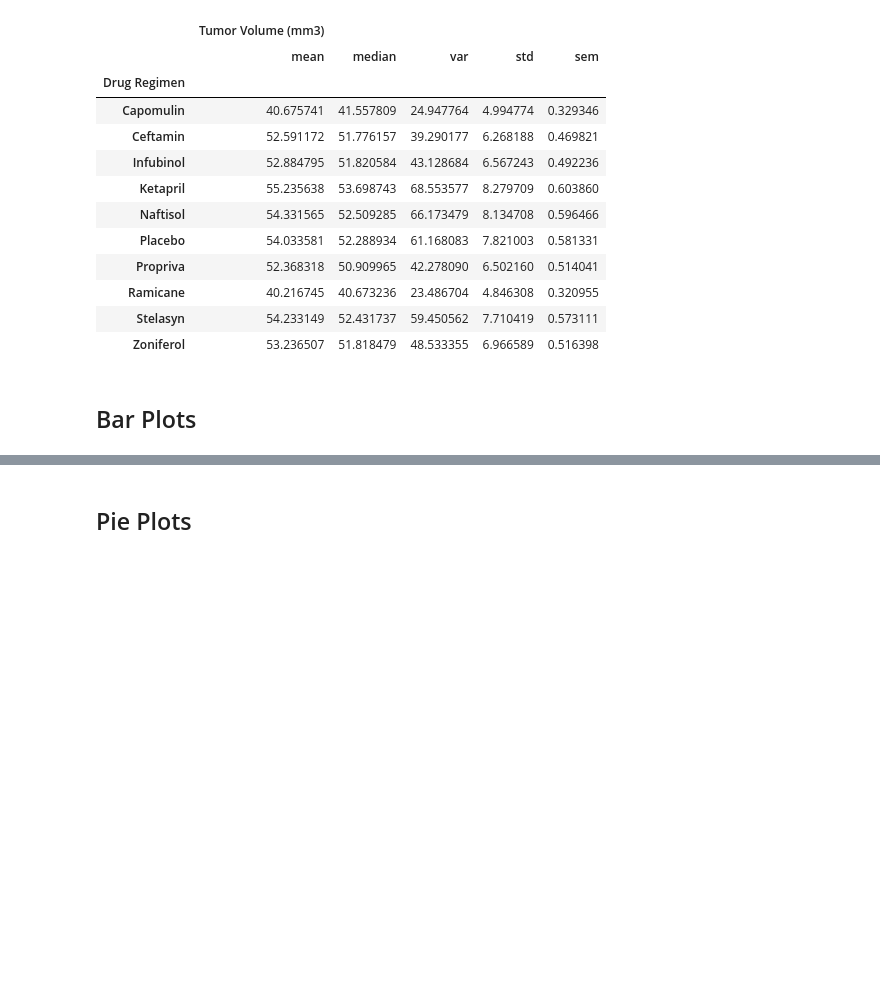
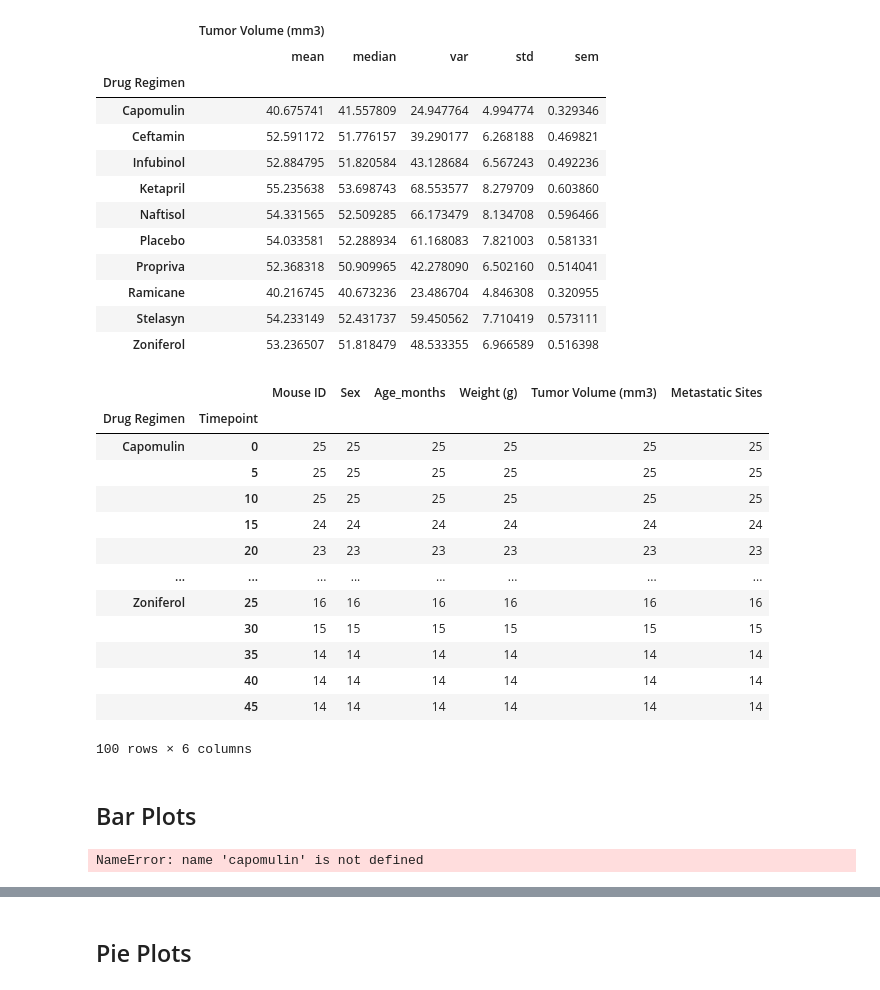
Before and after one commit to KathrynPanger/pharmaceutical-testing, a Jupyter notebook: pymaceuticals_starter.ipynb, the cells around one changed output, grey strips where cells are left out. Cells and saved outputs as stored; diff of their text form; code cells hidden in the pictures; blank space fills up the shorter version.

```diff
--- a/pymaceuticals_starter.ipynb
+++ b/pymaceuticals_starter.ipynb
@@ -173,2 +177,47 @@ drug_summary_stats3
+# %%
+still_alive=clean_mouse_df.groupby(["Drug Regimen", "Timepoint"]).count()
+still_alive
+# %% [output]
+|  |  | Mouse ID | Sex | Age_months | Weight (g) | Tumor Volume (mm3) | Metastatic Sites |
+| Drug Regimen | Timepoint |  |  |  |  |  |  |
+| Capomulin | 0 | 25 | 25 | 25 | 25 | 25 | 25 |
+|  | 5 | 25 | 25 | 25 | 25 | 25 | 25 |
+|  | 10 | 25 | 25 | 25 | 25 | 25 | 25 |
+|  | 15 | 24 | 24 | 24 | 24 | 24 | 24 |
+|  | 20 | 23 | 23 | 23 | 23 | 23 | 23 |
+| ... | ... | ... | ... | ... | ... | ... | ... |
+| Zoniferol | 25 | 16 | 16 | 16 | 16 | 16 | 16 |
+|  | 30 | 15 | 15 | 15 | 15 | 15 | 15 |
+|  | 35 | 14 | 14 | 14 | 14 | 14 | 14 |
+|  | 40 | 14 | 14 | 14 | 14 | 14 | 14 |
+|  | 45 | 14 | 14 | 14 | 14 | 14 | 14 |
+100 rows × 6 columns
 # %% [markdown]
 ## Bar Plots
+# %%
+# Generate a bar plot showing the number of mice per time point for each treatment throughout the course of the study using pandas.
+#grouped_time=clean_mouse_df.groupby(["Drug Regimen","Timepoint"])
+#grouped_time.count()
+keys=[]
+for i in range(0,100):
+    keys.append(i)
+still_alive=clean_mouse_df.groupby(["Drug Regimen", "Timepoint"]).count()["Mouse ID"]
+final_alive = pd.DataFrame(still_alive)
+final_alive["Index"]=keys
+final_alive.set_index("Index", drop=True, append=True, inplace=False, verify_integrity=False)
+
+drug1_alive=final_alive.loc[final_alive["Index"]<10]
+capomulin.plot(kind="bar", figsize=(20,5))
+
+xlocate=np.arange(len(drugs))
+
+ylabel=np.arange(0,130,20)
+#still_alive
+#still_alive=clean_mouse_df.groupby(["Drug Regimen", "Timepoint"]).count()["Mouse ID"]
+#still_alive.set_index=("Drug Regimen")
+#livingplot=still_alive.plot(kind="bar", figsize=(20,5))
+#livingplot.set_xticklabels(still_alive["Drug Regimen"], rotation=45)
+#still_alive.set_index=["Drug Regimen"]
+#final_alive = pd.DataFrame(still_alive)
+# %% [output]
+NameError: name 'capomulin' is not defined
```
Also changed, not shown: parts of 8 cells of this notebook.
